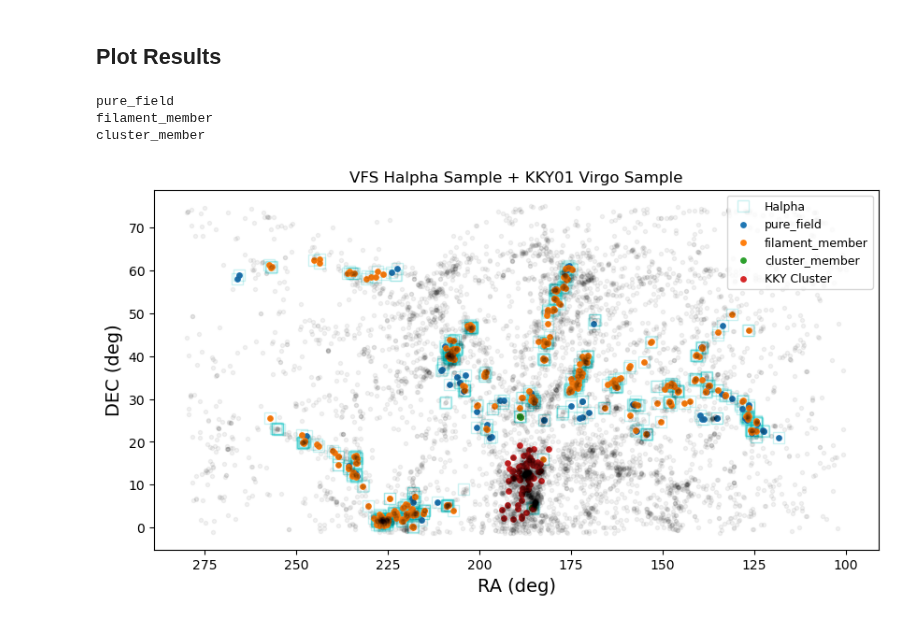
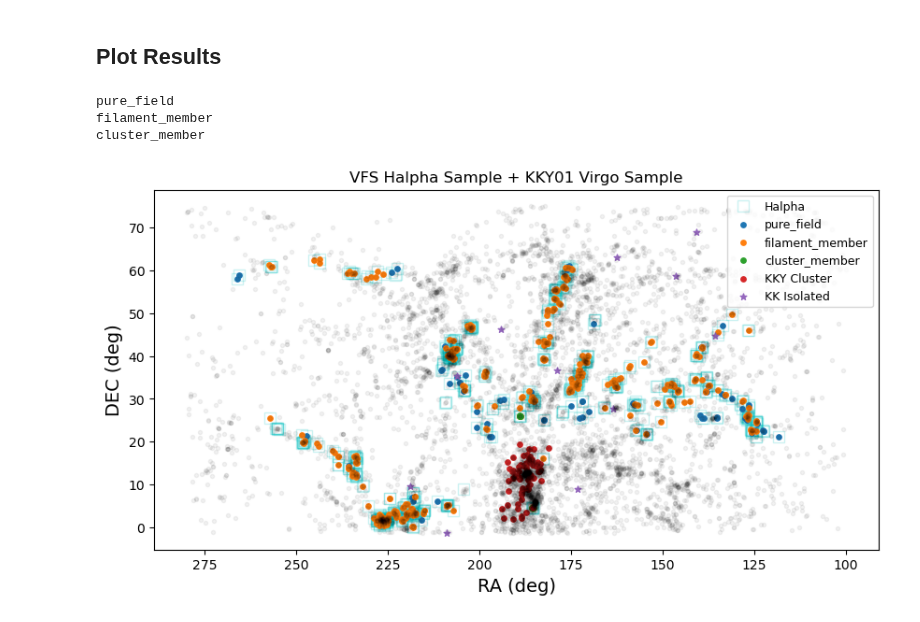
Before and after one commit to rfinn/havirgo, a Jupyter notebook: notebooks/virgo-cluster-isolated-dev.ipynb, the cells around one changed output. Cells and saved outputs as stored; diff of their text form; code cells hidden in the pictures.

Commit message:
- fixed some issues, and did matching for the KK06 isolated sample.

```diff
--- a/notebooks/virgo-cluster-isolated-dev.ipynb
+++ b/notebooks/virgo-cluster-isolated-dev.ipynb
@@ -169,32 +277,42 @@ plt.figure(figsize=(10,5))
 
 # plot full VFS sample as background
 plt.plot(v.main['RA'],v.main['DEC'],'k.',alpha=.05)
 
 # plot full Halpha Sample with cyan boxes
 flag = v.main['HAobsflag']
 plt.plot(v.main['RA'][flag],v.main['DEC'][flag],'cs',mfc='None',markersize=9,alpha=.2, label='Halpha',zorder=0)
 
 envs = ['pure_field','filament_member','cluster_member']
 for e in envs:
     print(e)
     flag = v.env[e] & v.main['HAobsflag']
     plt.scatter(v.main['RA'][flag], v.main['DEC'][flag], label=e,s=15)
 
 
 # READ IN MATCHED CLUSTER SAMPLE
-vcluster = Table.read('vf_v2_koopmann_sample.fits')
+vcluster = Table.read('vf_v2_koopmann_virgo.fits')
 flag = vcluster['kmatchflag']
 plt.scatter(vcluster['RA'][flag],vcluster['DEC'][flag],label='KKY Cluster',s=15)
+
+
+
+# READ IN MATCHED ISOLATED SAMPLE
+viso = Table.read('vf_v2_koopmann_isolated.fits')
+flag = viso['kmatchflag']
+plt.scatter(viso['RA'][flag],viso['DEC'][flag],label='KK Isolated',s=25,marker="*")
+
+
+
 plt.gca().invert_xaxis()
 plt.legend(loc='upper right',fontsize=9)
 
 plt.xlabel('RA (deg)', fontsize=14)
 plt.ylabel('DEC (deg)', fontsize=14)
 
 plt.title("VFS Halpha Sample + KKY01 Virgo Sample")
 plt.show()
 # %% [output]
 pure_field
 filament_member
 cluster_member
-[figure, old version]
+[figure, new version]
```
Also changed, not shown: parts of 6 cells of this notebook.
